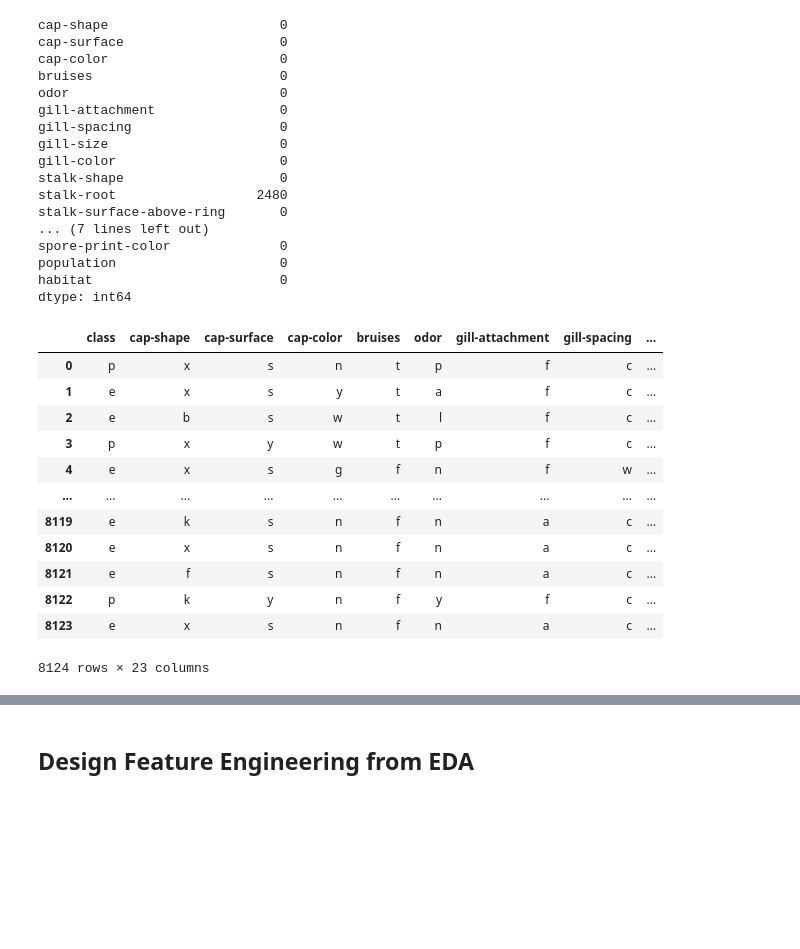
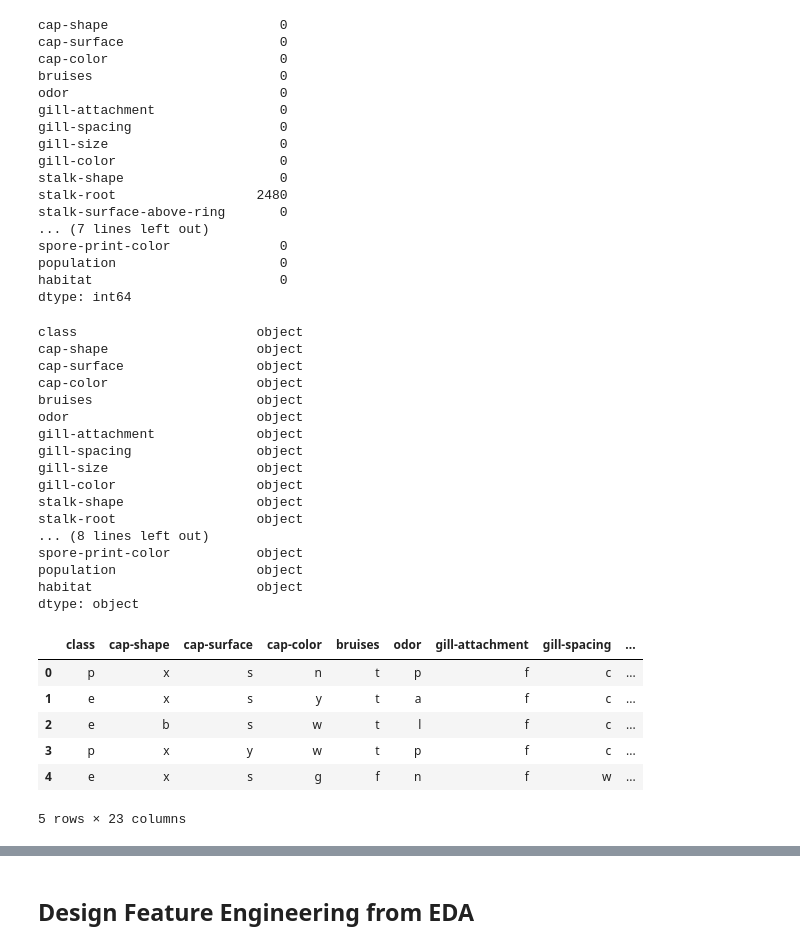
Before and after one commit to KyleeValencia/datawig, a Jupyter notebook: FIN_mushroom-classification.ipynb, the cells around one changed output, grey strips where cells are left out. Drawn from its saved outputs; the diff is of its cells as text; code cells hidden in the pictures; blank space fills up the shorter version.

Commit message:
Kaggle Notebook | mushroom_classification | Version 15

```diff
--- a/FIN_mushroom-classification.ipynb
+++ b/FIN_mushroom-classification.ipynb
@@ -271,18 +271,32 @@ population                     0
 habitat                        0
 dtype: int64
 # %%
-mushroom_df
+mushroom_df.dtypes
 # %% [output]
-|  | class | cap-shape | cap-surface | cap-color | bruises | odor | gill-attachment | gill-spacing | ... |
-| 0 | p | x | s | n | t | p | f | c | ... |
-| 1 | e | x | s | y | t | a | f | c | ... |
-| 2 | e | b | s | w | t | l | f | c | ... |
-| 3 | p | x | y | w | t | p | f | c | ... |
-| 4 | e | x | s | g | f | n | f | w | ... |
-| ... | ... | ... | ... | ... | ... | ... | ... | ... | ... |
-| 8119 | e | k | s | n | f | n | a | c | ... |
-| 8120 | e | x | s | n | f | n | a | c | ... |
-| 8121 | e | f | s | n | f | n | a | c | ... |
-| 8122 | p | k | y | n | f | y | f | c | ... |
-| 8123 | e | x | s | n | f | n | a | c | ... |
-8124 rows × 23 columns
+class                       object
+cap-shape                   object
+cap-surface                 object
+cap-color                   object
+bruises                     object
+odor                        object
+gill-attachment             object
+gill-spacing                object
+gill-size                   object
+gill-color                  object
+stalk-shape                 object
+stalk-root                  object
+... (8 lines left out)
+spore-print-color           object
+population                  object
+habitat                     object
+dtype: object
+# %%
+mushroom_df.head()
+# %% [output]
+|  | class | cap-shape | cap-surface | cap-color | bruises | odor | gill-attachment | gill-spacing | ... |
+| 0 | p | x | s | n | t | p | f | c | ... |
+| 1 | e | x | s | y | t | a | f | c | ... |
+| 2 | e | b | s | w | t | l | f | c | ... |
+| 3 | p | x | y | w | t | p | f | c | ... |
+| 4 | e | x | s | g | f | n | f | w | ... |
+5 rows × 23 columns
```
Also changed, not shown: parts of 22 cells of this notebook.
